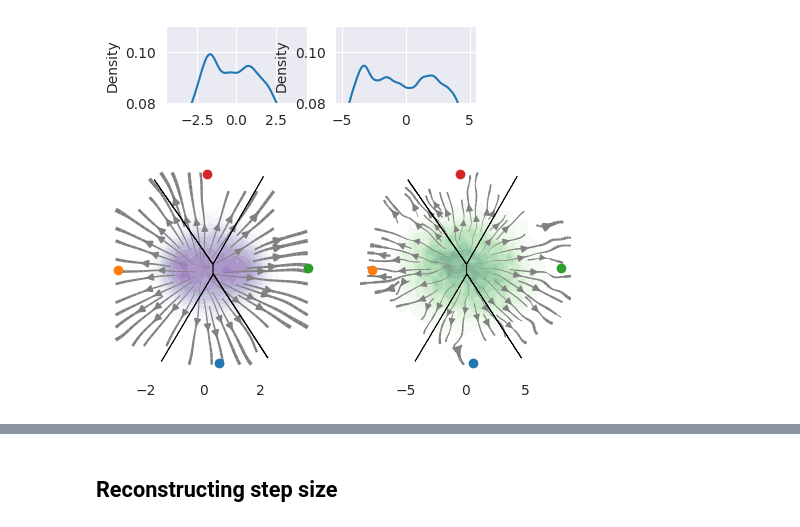
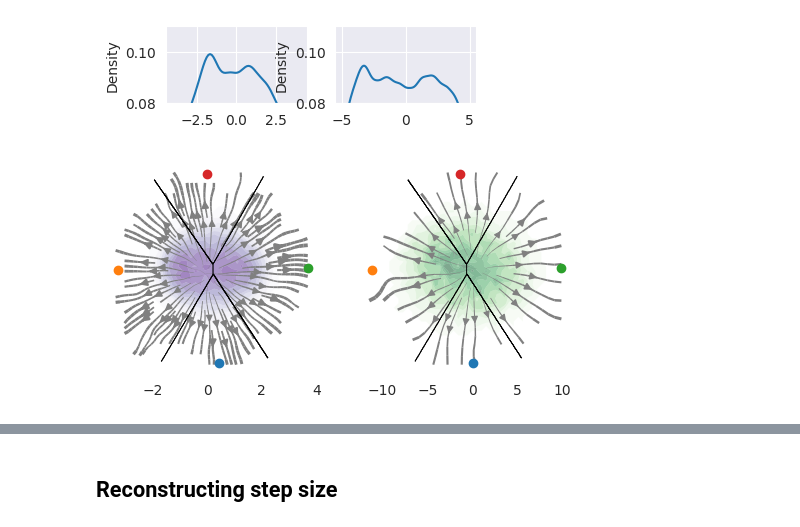
Before and after one commit to pni-lab/connattractor, a Jupyter notebook: notebooks/face_validity.py.ipynb, the cells around one changed output, grey strips where cells are left out. Saved outputs shown, nothing was run; the diff lists cells and outputs as text; code cells hidden in the pictures.

```diff
--- a/notebooks/face_validity.py.ipynb
+++ b/notebooks/face_validity.py.ipynb
@@ -166,6 +216,8 @@ def add_relative_streamplot(projection1, projection2,
 
     if ax is None:
         ax = plt.gca()
+
+    max_r = np.max(np.abs(np.vstack((projection1, projection2))))
 
     default_kwargs = dict(linewidth=5, color='gray', density=1.2)
     default_kwargs.update(kwargs)
@@ -225,33 +277,33 @@ embedded_emp_perm = hopfield_embeddings_all[noise].embedding_model.transform(all
 
 
 fig, ax = plt.subplots(ncols = 2, subplot_kw={'projection': 'polar'}, figsize=(6, 3))
 
 hopfield_embeddings_all[noise].plot(simresults_all[noise].states, plot_type='contourf', ax=ax[0],
                     density_bins=50, density_sigma=0, levels=12, alpha=0.5, cmap='Purples',
                     attractor_plot_type='scatter',# attractor_kwargs=dict(cmap='binary'),
                     regimes_fill_kwargs=dict(alpha=0.0),
                     regimes_contour_kwargs=dict(alpha=1.0, colors='black')
                    )
 ax_cart = add_relative_streamplot(embedded_sim_perm, embedded_sim, ax=ax[0],
-                                  stream_bins = 30, density=3, linewidth=4)
+                                  stream_bins = 30, density=2, linewidth=4)
 
 ax[0].set_yticks([])
 ax[0].grid(False)
 ax_cart.set_yticks([])
 ax_cart.grid(False)
 
 hopfield_embeddings_all[noise].plot(all_ts, plot_type='contourf', ax=ax[1],
                     density_bins=50, density_sigma=0.5, levels=12, alpha=0.5, cmap='Greens',
                     attractor_plot_type='scatter',# attractor_kwargs=dict(cmap='binary'),
                     regimes_fill_kwargs=dict(alpha=0.0),
                     regimes_contour_kwargs=dict(alpha=1.0, colors='black')
                    )
 ax_cart = add_relative_streamplot(embedded_emp_perm, embedded_emp, ax=ax[1],
-                                 stream_bins = 30, density=1, linewidth=4)
+                                 stream_bins = 30, density=2, linewidth=4)
 
 ax[1].set_yticks([])
 ax[1].grid(False)
 ax_cart.set_yticks([])
 ax_cart.grid(False)
 # %% [output]
-[figure, old version]
+[figure, new version]
```
Also changed, not shown: parts of 18 cells of this notebook, 16 other files.
